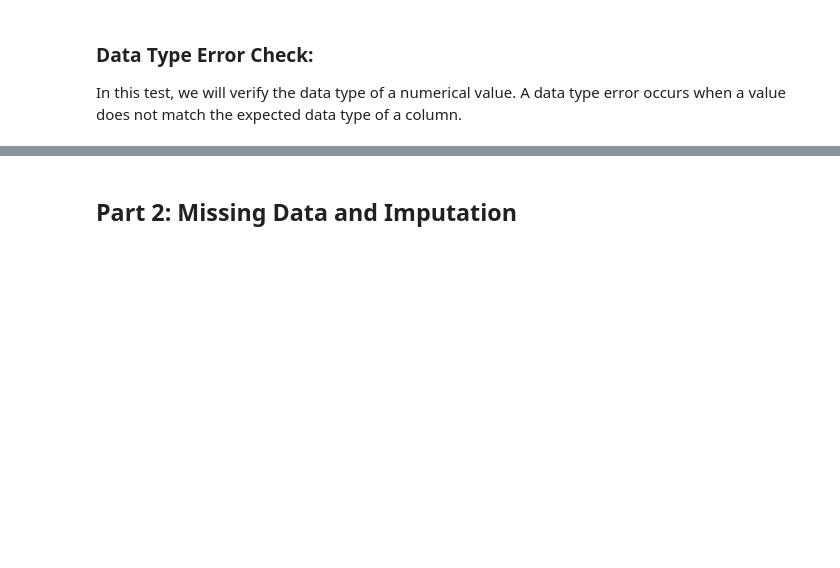
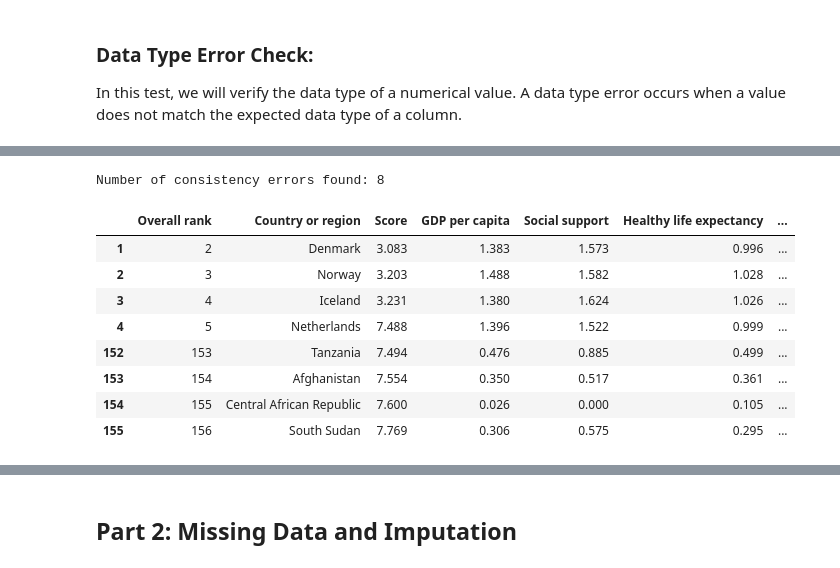
Before and after one commit to michaelmassaad02/CSI4142_Assignment2, a Jupyter notebook: CSI4142-Assignment2.ipynb, the cells around one changed output, grey strips where cells are left out. Saved outputs shown, nothing was run; the diff lists cells and outputs as text; code cells hidden in the pictures; blank space fills up the shorter version.

```diff
--- a/CSI4142-Assignment2.ipynb
+++ b/CSI4142-Assignment2.ipynb
@@ -59,0 +279,40 @@ Number of datatype errors found:  8
+# %%
+data_copy = data_original.copy()
+
+# Select ~5% of rows to be part of inconsistencies
+k = max(1, int(round(0.05 * len(data_copy))))
+
+# Take k/2 from best ranks and k/2 from worst ranks
+top_k = k // 2
+bottom_k = k - top_k
+
+top_indices = data_copy.nsmallest(top_k, "Overall rank").index
+bottom_indices = data_copy.nlargest(bottom_k, "Overall rank").index
+
+# Swap their Score values to create inconsistency
+temp_scores = data_copy.loc[top_indices, "Score"].copy()
+data_copy.loc[top_indices, "Score"] = data_copy.loc[bottom_indices, "Score"].values
+data_copy.loc[bottom_indices, "Score"] = temp_scores.values
+# %%
+# Error Finding: Identify rank-score inconsistencies
+def find_rank_score_inconsistencies(data, rank_col="Overall rank", score_col="Score"):
+    sorted_data = data.sort_values(rank_col).copy()
+    # Score should generally decrease as rank increases
+    increasing = sorted_data[score_col].diff() > 0
+    return sorted_data[increasing]
+
+errors = find_rank_score_inconsistencies(data_copy, "Overall rank", "Score")
+print("Number of consistency errors found:", len(errors))
+
+errors.head(8)
+# %% [output]
+Number of consistency errors found: 8
+|  | Overall rank | Country or region | Score | GDP per capita | Social support | Healthy life expectancy | ... |
+| 1 | 2 | Denmark | 3.083 | 1.383 | 1.573 | 0.996 | ... |
+| 2 | 3 | Norway | 3.203 | 1.488 | 1.582 | 1.028 | ... |
+| 3 | 4 | Iceland | 3.231 | 1.380 | 1.624 | 1.026 | ... |
+| 4 | 5 | Netherlands | 7.488 | 1.396 | 1.522 | 0.999 | ... |
+| 152 | 153 | Tanzania | 7.494 | 0.476 | 0.885 | 0.499 | ... |
+| 153 | 154 | Afghanistan | 7.554 | 0.350 | 0.517 | 0.361 | ... |
+| 154 | 155 | Central African Republic | 7.600 | 0.026 | 0.000 | 0.105 | ... |
+| 155 | 156 | South Sudan | 7.769 | 0.306 | 0.575 | 0.295 | ... |
```
Also changed, not shown: parts of 36 cells of this notebook.
